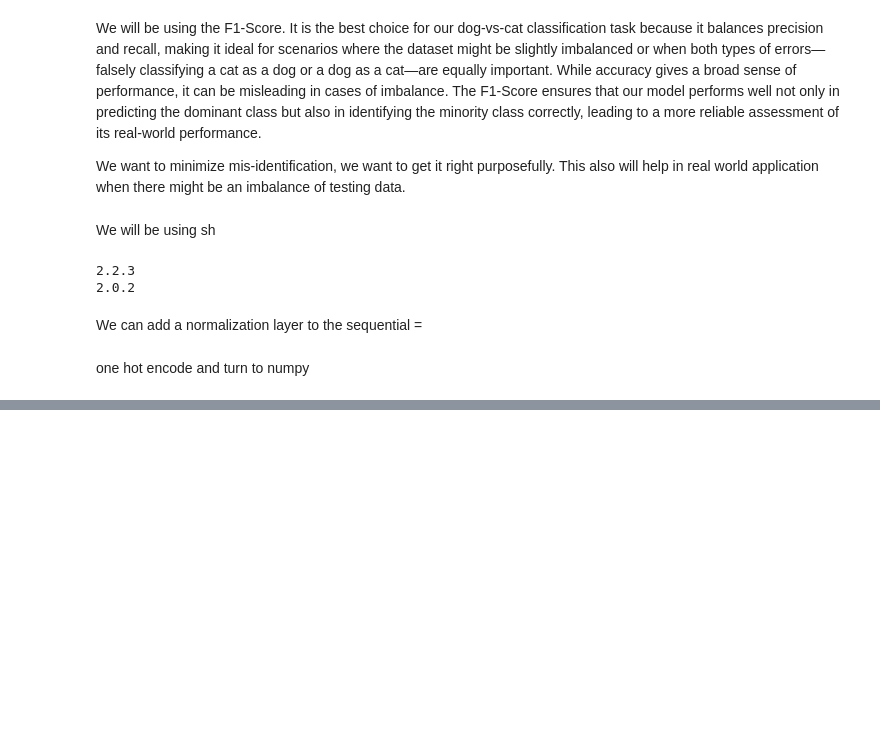
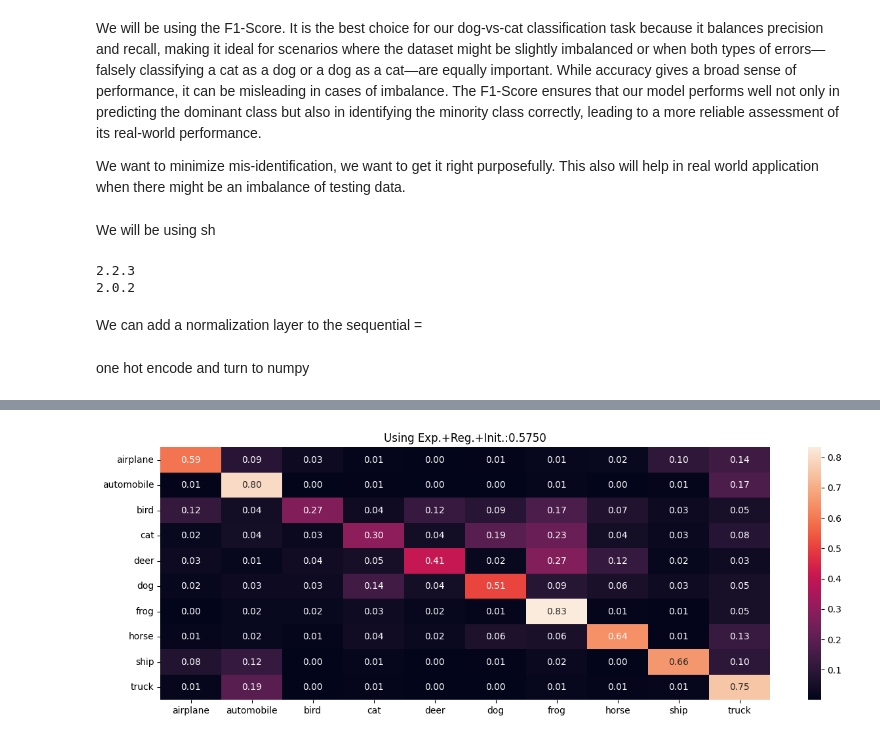
Before and after one commit to ElijahChesnut26/MLLab6, a Jupyter notebook: MLLab6.ipynb, the cells around one changed output, grey strips where cells are left out. Drawn from its saved outputs; the diff is of its cells as text; code cells hidden in the pictures; blank space fills up the shorter version.

```diff
--- a/MLLab6.ipynb
+++ b/MLLab6.ipynb
@@ -302,0 +469,3 @@ Epoch 15/15
+# %%
+summarize_net(cnn2, X_test, y_test, title_text='Using Exp.+Reg.+Init.:')
+# %% [output]
@@ -303,3 +473,4 @@ Epoch 15/15
+[figure, added]
 # %%
 plt.figure(figsize=(10,4))
 plt.subplot(1,2,1)
```
Also changed, not shown: parts of 41 cells of this notebook, 1 other file.
